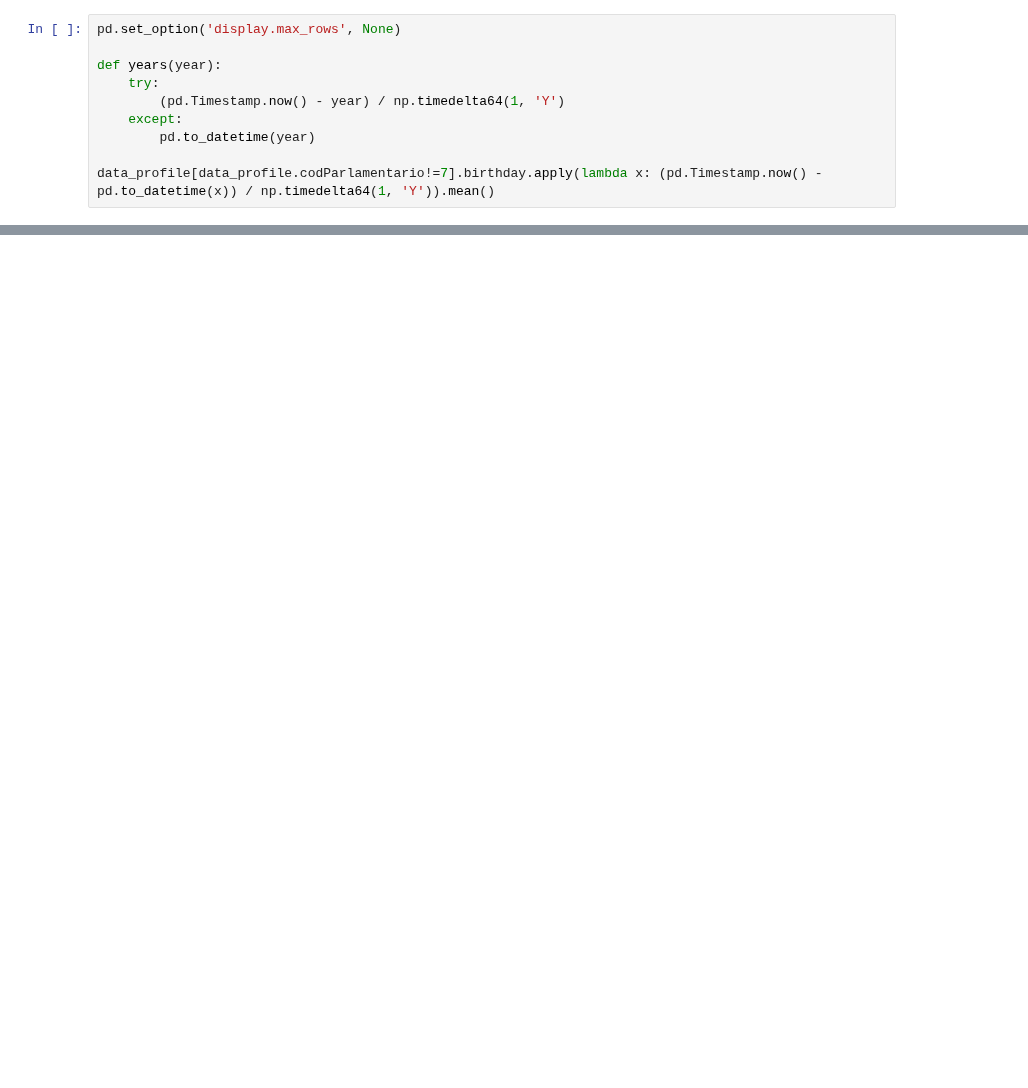
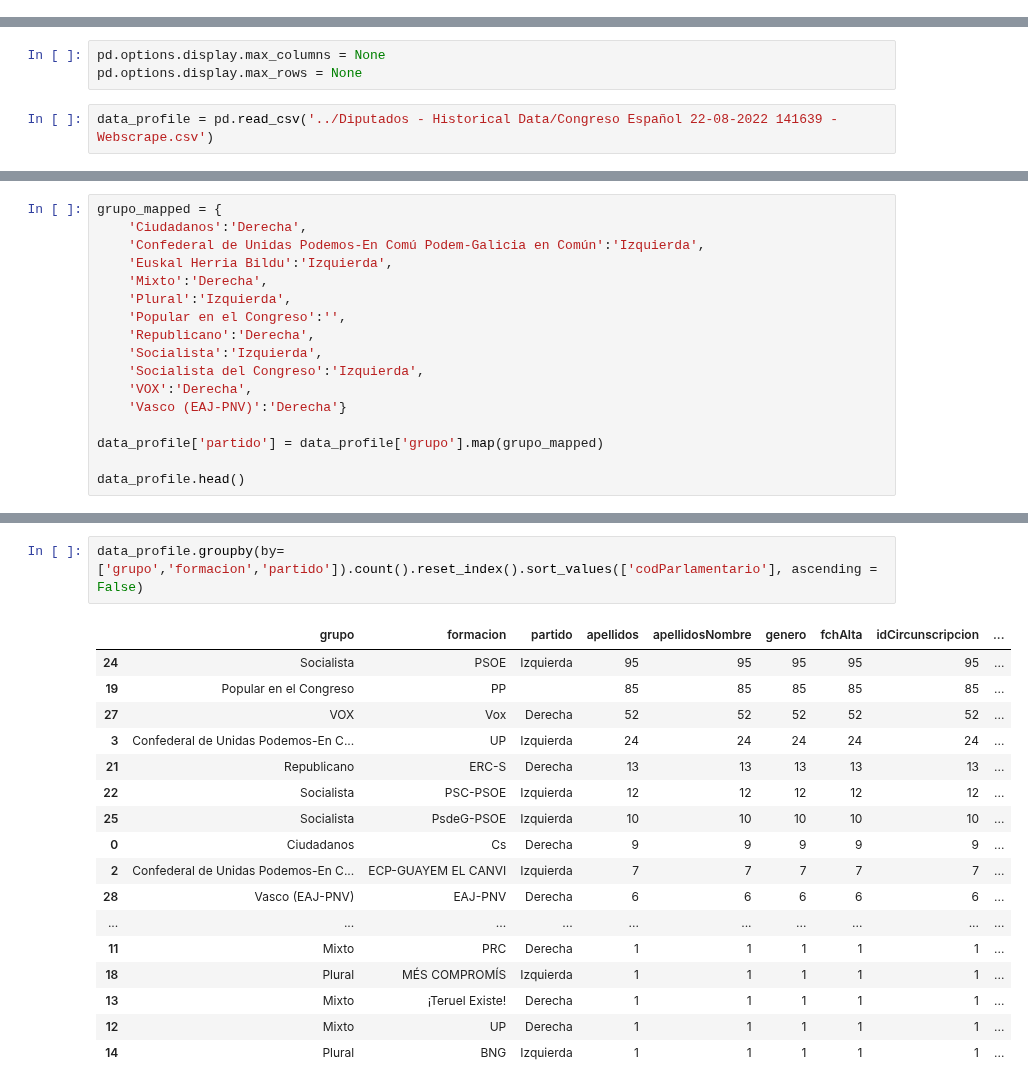
Before and after one commit to pedrosanhueza/Web-Scrape, a Jupyter notebook: Políticos Españoles/Diputados de España/Diputados - Code/Diputados.ipynb, the cells around one changed output, grey strips where cells are left out. Saved outputs shown, nothing was run; the diff lists cells and outputs as text; blank space fills up the shorter version.

```diff
--- a/Políticos Españoles/Diputados de España/Diputados - Code/Diputados.ipynb
+++ b/Políticos Españoles/Diputados de España/Diputados - Code/Diputados.ipynb
@@ -75,10 +83,0 @@ data_profile
-# %%
-pd.set_option('display.max_rows', None)
-
-def years(year):
-    try:
-        (pd.Timestamp.now() - year) / np.timedelta64(1, 'Y')
-    except:
-        pd.to_datetime(year)
-
-data_profile[data_profile.codParlamentario!=7].birthday.apply(lambda x: (pd.Timestamp.now() - pd.to_datetime(x)) / np.timedelta64(1, 'Y')).mean()
@@ -98,0 +134,5 @@ Timestamp('1949-05-15 00:00:00')
+# %%
+pd.options.display.max_columns = None
+pd.options.display.max_rows = None
+# %%
+data_profile = pd.read_csv('../Diputados - Historical Data/Congreso Español 22-08-2022 141639 - Webscrape.csv')
@@ -98,0 +147,17 @@ Timestamp('1949-05-15 00:00:00')
+# %%
+grupo_mapped = {
+    'Ciudadanos':'Derecha',
+    'Confederal de Unidas Podemos-En Comú Podem-Galicia en Común':'Izquierda',
+    'Euskal Herria Bildu':'Izquierda',
+    'Mixto':'Derecha',
+    'Plural':'Izquierda',
+    'Popular en el Congreso':'',
+    'Republicano':'Derecha',
+    'Socialista':'Izquierda',
+    'Socialista del Congreso':'Izquierda',
+    'VOX':'Derecha',
+    'Vasco (EAJ-PNV)':'Derecha'}
+
+data_profile['partido'] = data_profile['grupo'].map(grupo_mapped)
+
+data_profile.head()
@@ -98,0 +171,20 @@ Timestamp('1949-05-15 00:00:00')
+# %%
+data_profile.groupby(by=['grupo','formacion','partido']).count().reset_index().sort_values(['codParlamentario'], ascending = False)
+# %% [output]
+|  | grupo | formacion | partido | apellidos | apellidosNombre | genero | fchAlta | idCircunscripcion | ... |
+| 24 | Socialista | PSOE | Izquierda | 95 | 95 | 95 | 95 | 95 | ... |
+| 19 | Popular en el Congreso | PP |  | 85 | 85 | 85 | 85 | 85 | ... |
+| 27 | VOX | Vox | Derecha | 52 | 52 | 52 | 52 | 52 | ... |
+| 3 | Confederal de Unidas Podemos-En C... | UP | Izquierda | 24 | 24 | 24 | 24 | 24 | ... |
+| 21 | Republicano | ERC-S | Derecha | 13 | 13 | 13 | 13 | 13 | ... |
+| 22 | Socialista | PSC-PSOE | Izquierda | 12 | 12 | 12 | 12 | 12 | ... |
+| 25 | Socialista | PsdeG-PSOE | Izquierda | 10 | 10 | 10 | 10 | 10 | ... |
+| 0 | Ciudadanos | Cs | Derecha | 9 | 9 | 9 | 9 | 9 | ... |
+| 2 | Confederal de Unidas Podemos-En C... | ECP-GUAYEM EL CANVI | Izquierda | 7 | 7 | 7 | 7 | 7 | ... |
+| 28 | Vasco (EAJ-PNV) | EAJ-PNV | Derecha | 6 | 6 | 6 | 6 | 6 | ... |
+| ... | ... | ... | ... | ... | ... | ... | ... | ... | ... |
+| 11 | Mixto | PRC | Derecha | 1 | 1 | 1 | 1 | 1 | ... |
+| 18 | Plural | MÉS COMPROMÍS | Izquierda | 1 | 1 | 1 | 1 | 1 | ... |
+| 13 | Mixto | ¡Teruel Existe! | Derecha | 1 | 1 | 1 | 1 | 1 | ... |
+| 12 | Mixto | UP | Derecha | 1 | 1 | 1 | 1 | 1 | ... |
+| 14 | Plural | BNG | Izquierda | 1 | 1 | 1 | 1 | 1 | ... |
```
Also changed, not shown: parts of 23 cells of this notebook, 10 other files.
